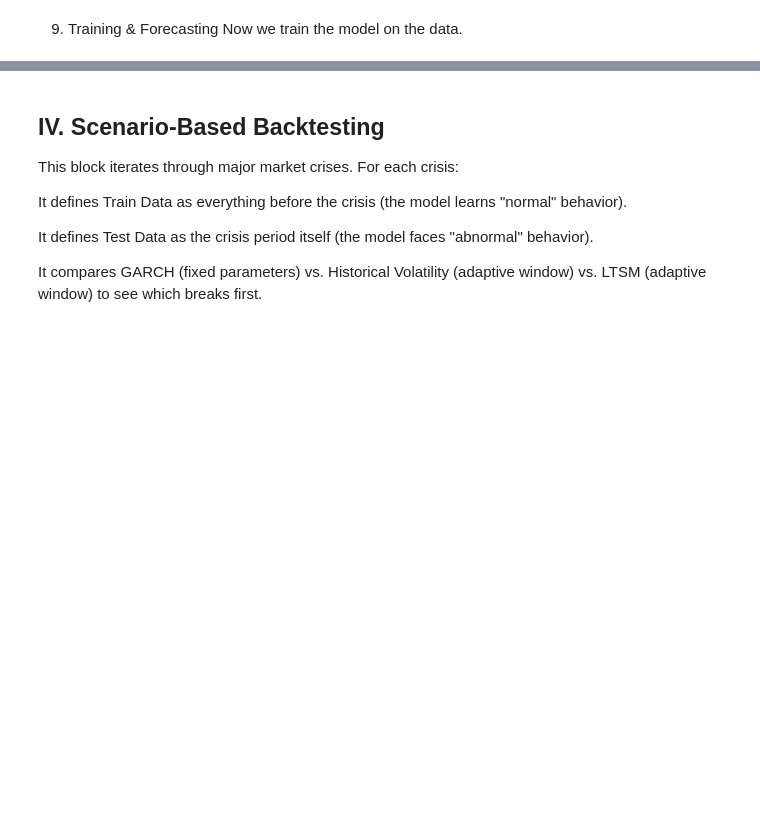
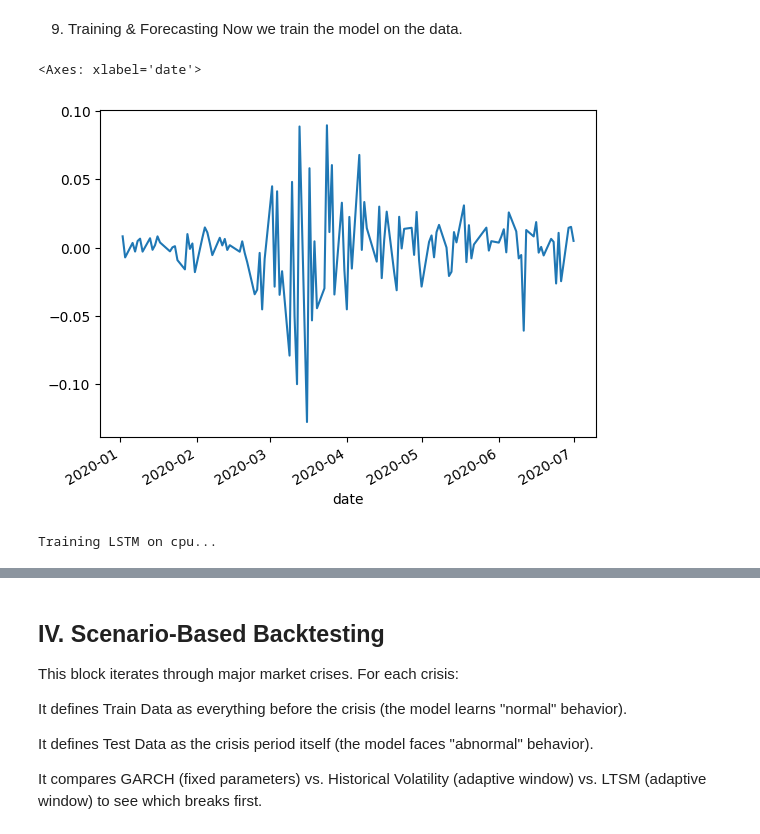
Before and after one commit to amacias-afma/quant-ai-lab, a Jupyter notebook: notebooks/volatility_lab.ipynb, the cells around one changed output, grey strips where cells are left out. Saved outputs shown, nothing was run; the diff lists cells and outputs as text; code cells hidden in the pictures; blank space fills up the shorter version.

```diff
--- a/notebooks/volatility_lab.ipynb
+++ b/notebooks/volatility_lab.ipynb
@@ -179,14 +162,16 @@ First, we define the neural network architecture and the custom loss function di
 # %% [markdown]
 9. Training & Forecasting
 Now we train the model on the data.
+# %%
+df_test['log_ret'].plot()
+# %% [output]
+<Axes: xlabel='date'>
+[figure, added]
 # %%
-# import torch
+# 1. Prepare Data
+seq_len = 66
 
-# # 1. Prepare Data
-# seq_len = 66
-
-# model, lstm_vol_annual = lstm_fit(df_clean, seq_len)
-
-# # Align dates (LSTM loses the first SEQ_LEN days)
-# lstm_dates = df_clean.index[seq_len:]
-# lstm_series = pd.Series(lstm_vol_annual, index=lstm_dates, name="LSTM_Vol")
+model, calibrated_z, device = lstm_fit(df_train_clean['log_ret'], seq_len)
+lstm_vol_test = lstm_vol_prediction(df_train_clean['log_ret'], seq_len, df_test['log_ret'], model, device)
+# %% [output]
+Training LSTM on cpu...
```
Also changed, not shown: parts of 16 cells of this notebook, 35 other files.
